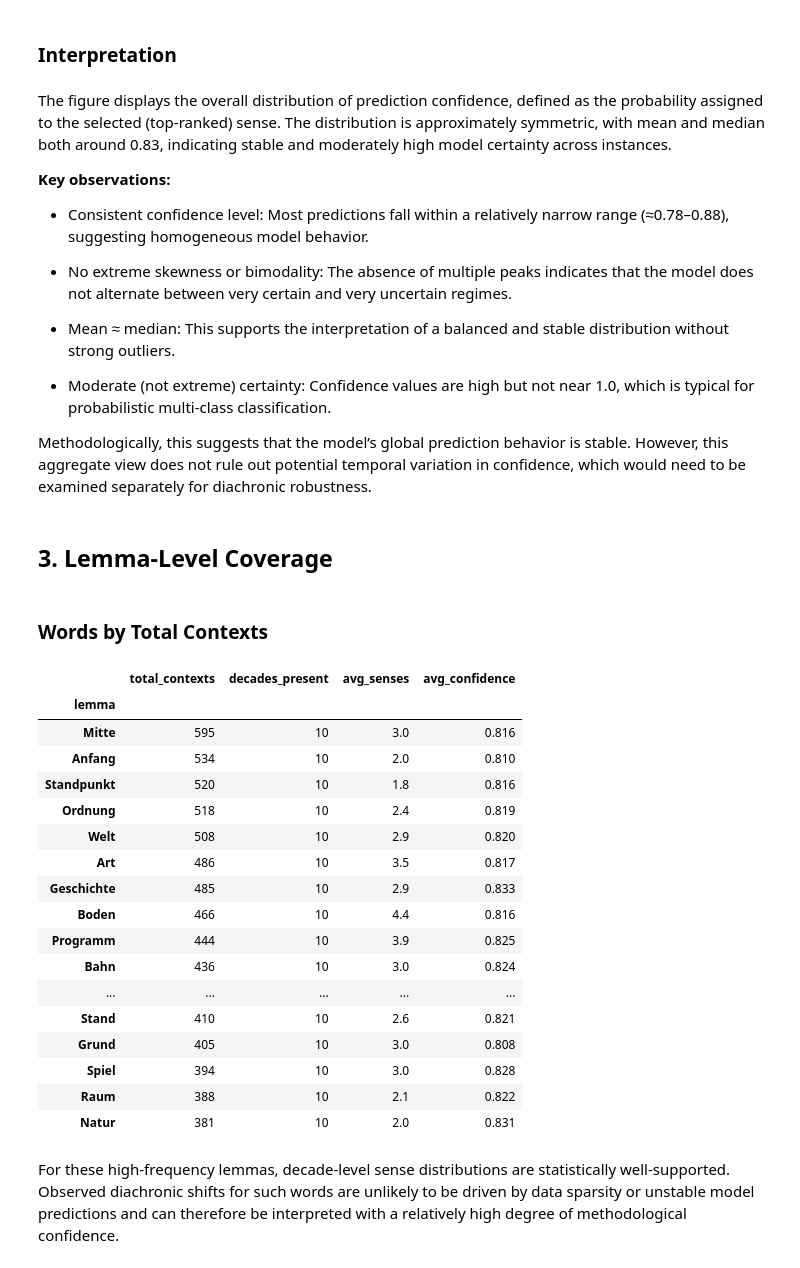
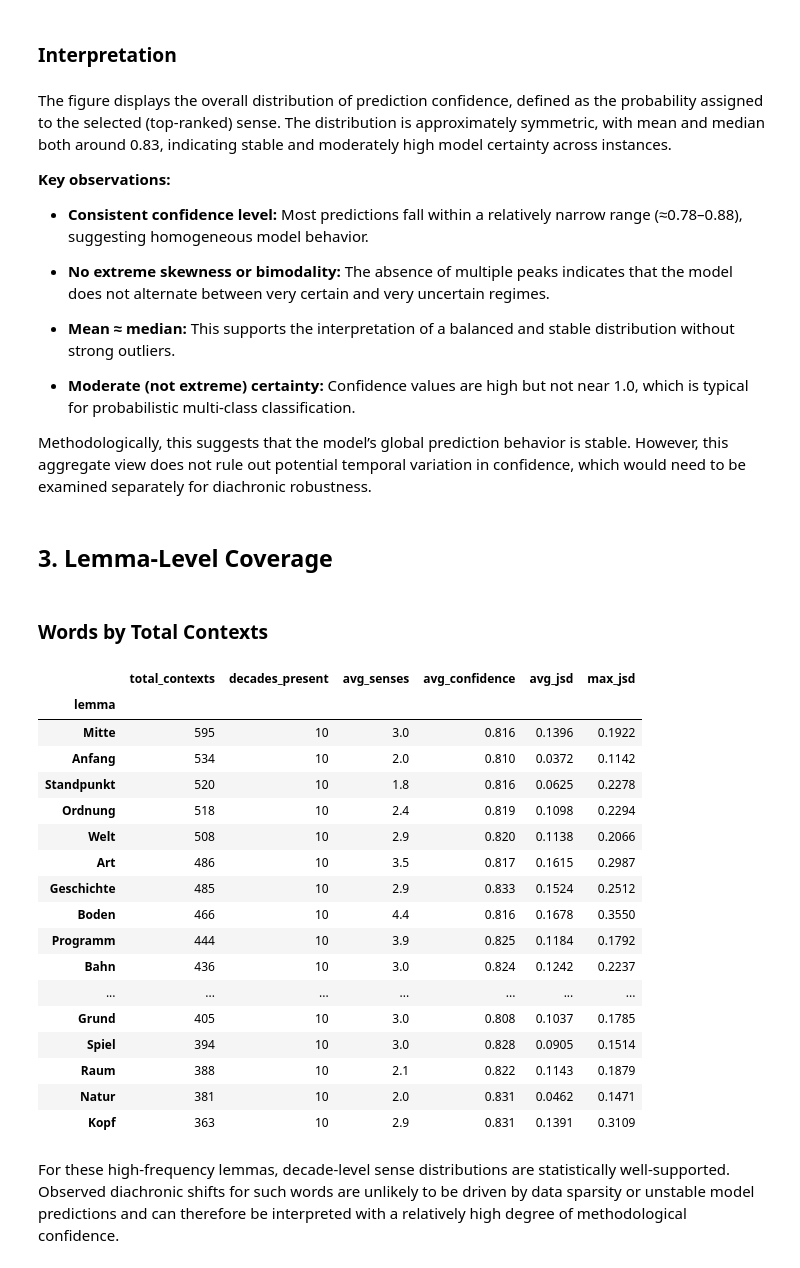
Before and after one commit to FlackoJodye1/diachronic-word-sense-change, a Jupyter notebook: notebooks/analysis/diachronic_pilot_results.ipynb, the cells around one changed output. Saved outputs shown, nothing was run; the diff lists cells and outputs as text; code cells hidden in the pictures.

```diff
--- a/notebooks/analysis/diachronic_pilot_results.ipynb
+++ b/notebooks/analysis/diachronic_pilot_results.ipynb
@@ -129,0 +112,13 @@ High-level view of the dataset: how many sentences we have per decade, how spars
+# %%
+# All analysis uses coarse cluster predictions (81.7% atemporal accuracy).
+# See sense_granularity_analysis.ipynb for the fine vs. coarse comparison.
+# Excluded words are filtered here so all downstream cells are clean by default.
+predictions  = predictions_coarse[~predictions_coarse['lemma'].isin(EXCLUDE_WORDS)]
+sense_counts = sense_counts_coarse[~sense_counts_coarse['lemma'].isin(EXCLUDE_WORDS)]
+decade_stats = decade_stats_coarse[~decade_stats_coarse['lemma'].isin(EXCLUDE_WORDS)]
+entropy      = entropy_coarse[~entropy_coarse['lemma'].isin(EXCLUDE_WORDS)]
+divergence   = divergence_coarse[~divergence_coarse['lemma'].isin(EXCLUDE_WORDS)]
+emergence    = emergence_coarse[~emergence_coarse['lemma'].isin(EXCLUDE_WORDS)]
+decline      = decline_coarse[~decline_coarse['lemma'].isin(EXCLUDE_WORDS)]
+
+print(f'Words after exclusions: {predictions["lemma"].nunique()} ({len(EXCLUDE_WORDS)} excluded)')
@@ -207,13 +204,13 @@ The figure displays the overall distribution of prediction confidence, defined a
 
 **Key observations:**
 
-- Consistent confidence level: Most predictions fall within a relatively narrow range (≈0.78–0.88), suggesting homogeneous model behavior.
+- **Consistent confidence level:** Most predictions fall within a relatively narrow range (≈0.78–0.88), suggesting homogeneous model behavior.
 
-- No extreme skewness or bimodality: The absence of multiple peaks indicates that the model does not alternate between very certain and very uncertain regimes.
+- **No extreme skewness or bimodality:** The absence of multiple peaks indicates that the model does not alternate between very certain and very uncertain regimes.
 
-- Mean ≈ median: This supports the interpretation of a balanced and stable distribution without strong outliers.
+- **Mean ≈ median:** This supports the interpretation of a balanced and stable distribution without strong outliers.
 
-- Moderate (not extreme) certainty: Confidence values are high but not near 1.0, which is typical for probabilistic multi-class classification.
+- **Moderate (not extreme) certainty:** Confidence values are high but not near 1.0, which is typical for probabilistic multi-class classification.
 
 Methodologically, this suggests that the model’s global prediction behavior is stable. However, this aggregate view does not rule out potential temporal variation in confidence, which would need to be examined separately for diachronic robustness.
 # %% [markdown]
@@ -221,40 +218,48 @@ Methodologically, this suggests that the model’s global prediction behavior is
 # %%
 # Words sorted by total contexts
 word_totals = decade_stats.groupby('lemma').agg(
     total_contexts=('n_contexts', 'sum'),
     decades_present=('decade', 'count'),
     avg_senses=('n_senses', 'mean'),
     avg_confidence=('mean_confidence', 'mean')
 ).sort_values('total_contexts', ascending=False)
 
+# Merge JSD metrics per lemma
+jsd_stats = divergence.groupby('lemma')['jsd'].agg(avg_jsd='mean', max_jsd='max')
+word_totals = word_totals.join(jsd_stats)
+
 display(Markdown('### Words by Total Contexts'))
 display(
     word_totals.head(20).style.format({
         'avg_senses': '{:.1f}',
-        'avg_confidence': '{:.3f}'
+        'avg_confidence': '{:.3f}',
+        'avg_jsd': '{:.4f}',
+        'max_jsd': '{:.4f}',
     }).background_gradient(
         subset=['total_contexts'], cmap='Blues'
+    ).background_gradient(
+        subset=['avg_jsd'], cmap='YlOrRd'
     ).set_properties(**{'text-align': 'center'})
 )
 # %% [output]
 ### Words by Total Contexts
-|  | total_contexts | decades_present | avg_senses | avg_confidence |
-| lemma |  |  |  |  |
-| Mitte | 595 | 10 | 3.0 | 0.816 |
-| Anfang | 534 | 10 | 2.0 | 0.810 |
-| Standpunkt | 520 | 10 | 1.8 | 0.816 |
-| Ordnung | 518 | 10 | 2.4 | 0.819 |
-| Welt | 508 | 10 | 2.9 | 0.820 |
-| Art | 486 | 10 | 3.5 | 0.817 |
-| Geschichte | 485 | 10 | 2.9 | 0.833 |
-| Boden | 466 | 10 | 4.4 | 0.816 |
-| Programm | 444 | 10 | 3.9 | 0.825 |
-| Bahn | 436 | 10 | 3.0 | 0.824 |
-| ... | ... | ... | ... | ... |
-| Stand | 410 | 10 | 2.6 | 0.821 |
-| Grund | 405 | 10 | 3.0 | 0.808 |
-| Spiel | 394 | 10 | 3.0 | 0.828 |
-| Raum | 388 | 10 | 2.1 | 0.822 |
-| Natur | 381 | 10 | 2.0 | 0.831 |
+|  | total_contexts | decades_present | avg_senses | avg_confidence | avg_jsd | max_jsd |
+| lemma |  |  |  |  |  |  |
+| Mitte | 595 | 10 | 3.0 | 0.816 | 0.1396 | 0.1922 |
+| Anfang | 534 | 10 | 2.0 | 0.810 | 0.0372 | 0.1142 |
+| Standpunkt | 520 | 10 | 1.8 | 0.816 | 0.0625 | 0.2278 |
+| Ordnung | 518 | 10 | 2.4 | 0.819 | 0.1098 | 0.2294 |
+| Welt | 508 | 10 | 2.9 | 0.820 | 0.1138 | 0.2066 |
+| Art | 486 | 10 | 3.5 | 0.817 | 0.1615 | 0.2987 |
+| Geschichte | 485 | 10 | 2.9 | 0.833 | 0.1524 | 0.2512 |
+| Boden | 466 | 10 | 4.4 | 0.816 | 0.1678 | 0.3550 |
+| Programm | 444 | 10 | 3.9 | 0.825 | 0.1184 | 0.1792 |
+| Bahn | 436 | 10 | 3.0 | 0.824 | 0.1242 | 0.2237 |
+| ... | ... | ... | ... | ... | ... | ... |
+| Grund | 405 | 10 | 3.0 | 0.808 | 0.1037 | 0.1785 |
+| Spiel | 394 | 10 | 3.0 | 0.828 | 0.0905 | 0.1514 |
+| Raum | 388 | 10 | 2.1 | 0.822 | 0.1143 | 0.1879 |
+| Natur | 381 | 10 | 2.0 | 0.831 | 0.0462 | 0.1471 |
+| Kopf | 363 | 10 | 2.9 | 0.831 | 0.1391 | 0.3109 |
 # %% [markdown]
 For these high-frequency lemmas, decade-level sense distributions are statistically well-supported. Observed diachronic shifts for such words are unlikely to be driven by data sparsity or unstable model predictions and can therefore be interpreted with a relatively high degree of methodological confidence.
```
Also changed, not shown: parts of 43 cells of this notebook, 4 other files.
